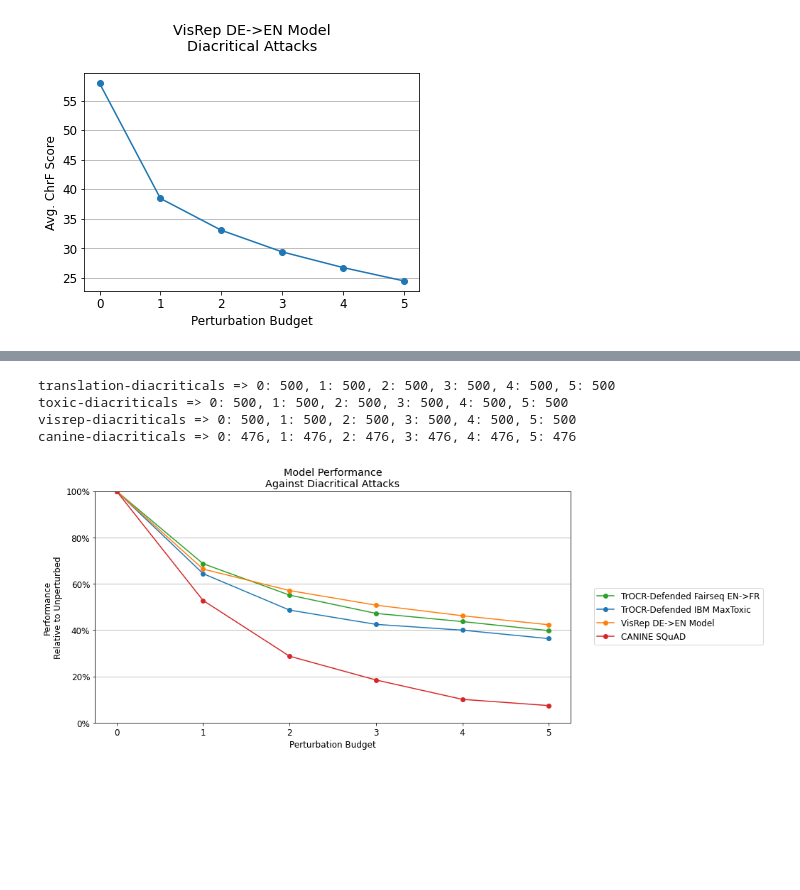
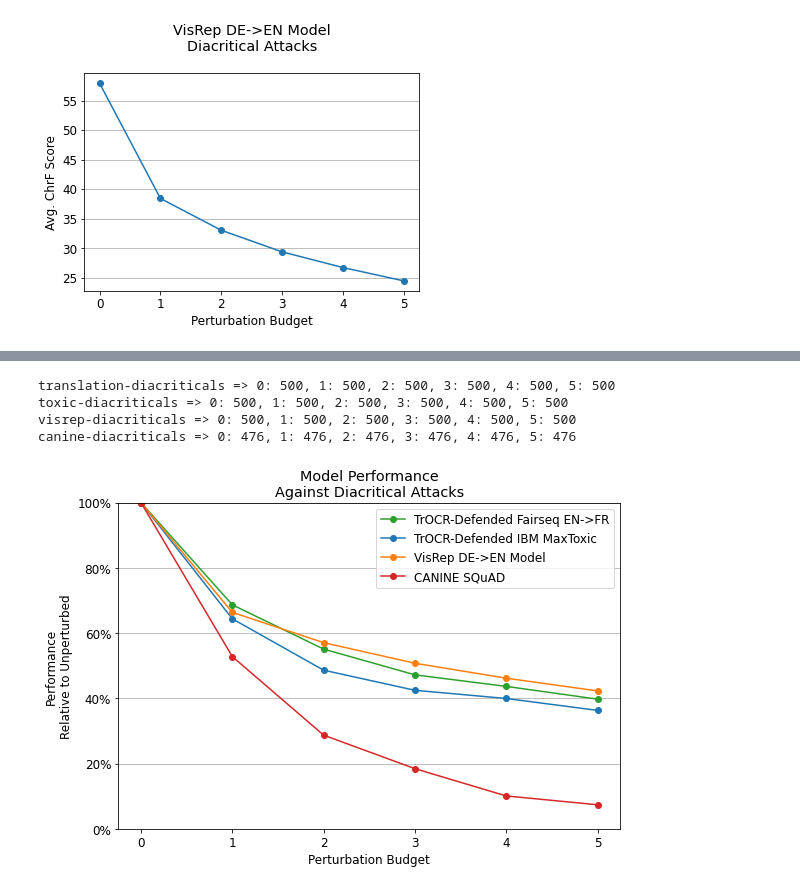
Before and after one commit to nickboucher/diacritics, a Jupyter notebook: results/Figures.ipynb, the cells around one changed output, grey strips where cells are left out. Cells and saved outputs as stored; diff of their text form; code cells hidden in the pictures; blank space fills up the shorter version.

Commit message:
Update figures

```diff
--- a/results/Figures.ipynb
+++ b/results/Figures.ipynb
@@ -145,29 +145,29 @@ canine-diacriticals => 0: 476, 1: 476, 2: 476, 3: 476, 4: 476, 5: 476
 # %%
 import seaborn as sns
 import matplotlib.pyplot as plt
 import matplotlib.ticker as mtick
 
 plt.rc('font', size=12)
-plt.figure(figsize=(12,6))
+plt.figure(figsize=(9,6))
 
 plt.plot(*percentage(budget_graph_data('translation-diacriticals')), linestyle='-', marker='o', color="tab:green", label="TrOCR-Defended Fairseq EN->FR")
 plt.plot(*percentage(budget_graph_data('toxic-diacriticals')), linestyle='-', marker='o', color="tab:blue", label="TrOCR-Defended IBM MaxToxic")
 plt.plot(*percentage(budget_graph_data('visrep-diacriticals')), linestyle='-', marker='o', color="tab:orange", label="VisRep DE->EN Model")
 plt.plot(*percentage(budget_graph_data('canine-diacriticals')), linestyle='-', marker='o', color="tab:red", label="CANINE SQuAD")
 
 plt.xlabel("Perturbation Budget")
 plt.ylabel("Performance\nRelative to Unperturbed")
 plt.title("Model Performance\nAgainst Diacritical Attacks")
 plt.xticks(range(6))
 plt.ylim(0,1)
 plt.gca().yaxis.set_major_formatter(mtick.PercentFormatter(1))
 plt.grid(axis='y')
-plt.legend(bbox_to_anchor=(1.04, .6), loc="upper left")
-plt.savefig("evaluation.svg")
+plt.legend()
+plt.savefig("evaluation.pdf", bbox_inches='tight')
 plt.show()
 # %% [output]
 translation-diacriticals => 0: 500, 1: 500, 2: 500, 3: 500, 4: 500, 5: 500
 toxic-diacriticals => 0: 500, 1: 500, 2: 500, 3: 500, 4: 500, 5: 500
 visrep-diacriticals => 0: 500, 1: 500, 2: 500, 3: 500, 4: 500, 5: 500
 canine-diacriticals => 0: 476, 1: 476, 2: 476, 3: 476, 4: 476, 5: 476
-[figure, old version]
+[figure, new version]
```
Also changed, not shown: parts of 5 cells of this notebook.
